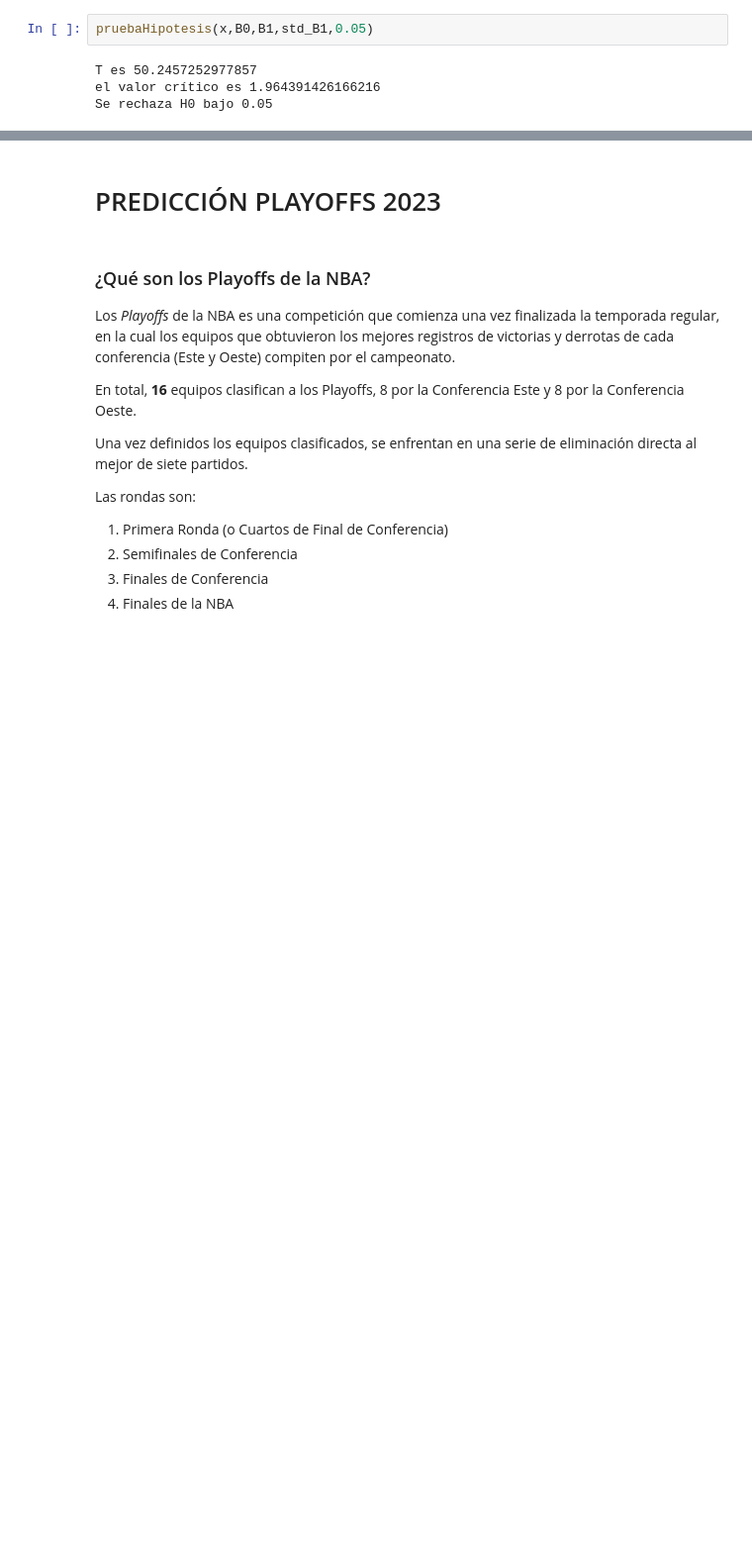
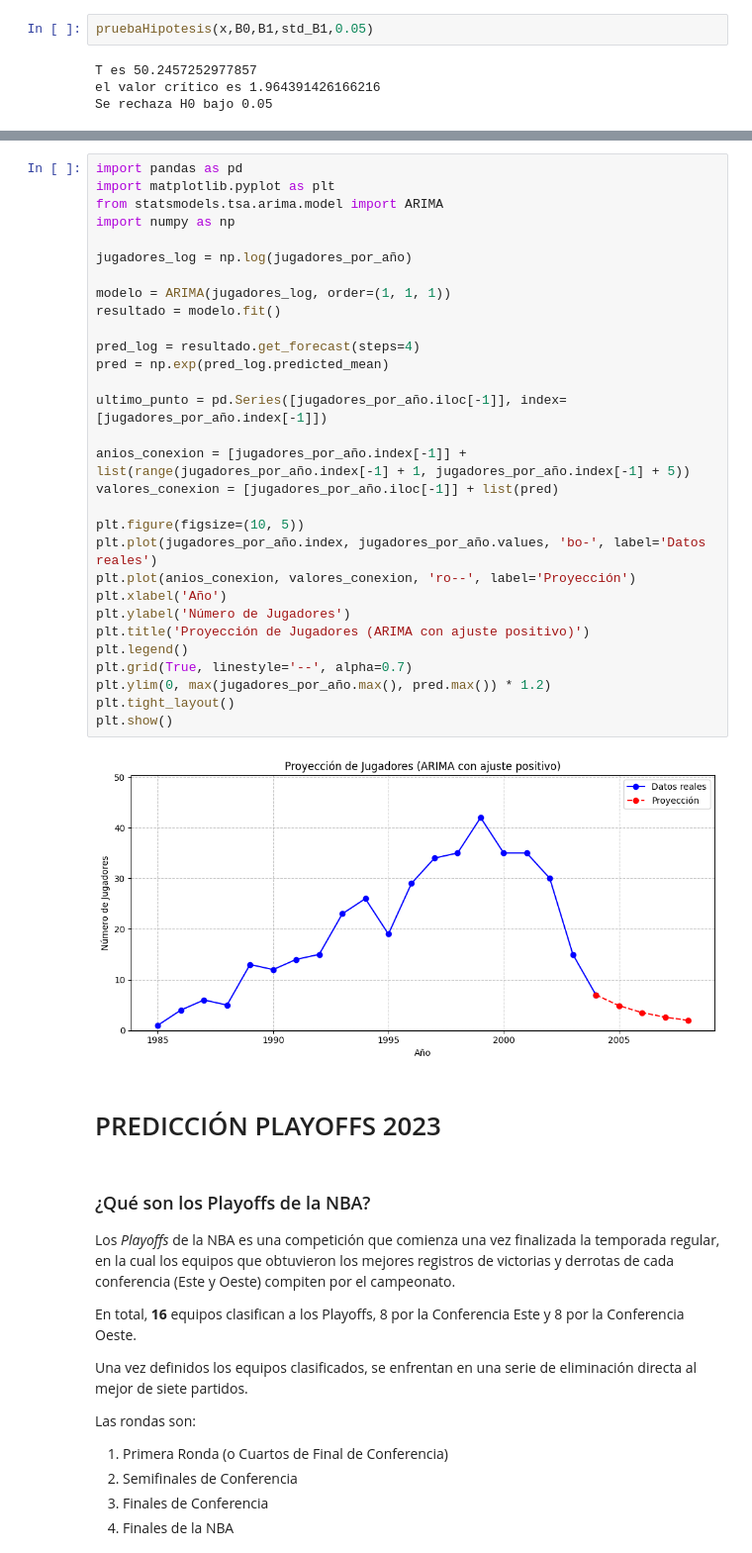
Before and after one commit to LauraCD2/23_nba, a Jupyter notebook: Proyecto.ipynb, the cells around one changed output, grey strips where cells are left out. Shown at 99% size. Drawn from its saved outputs; the diff is of its cells as text; blank space fills up the shorter version.

```diff
--- a/Proyecto.ipynb
+++ b/Proyecto.ipynb
@@ -986,3 +998,35 @@ Se rechaza H0 bajo 0.05
+# %%
+import pandas as pd
+import matplotlib.pyplot as plt
+from statsmodels.tsa.arima.model import ARIMA
+import numpy as np
+
+jugadores_log = np.log(jugadores_por_año)
+
+modelo = ARIMA(jugadores_log, order=(1, 1, 1))
+resultado = modelo.fit()
+
+pred_log = resultado.get_forecast(steps=4)
+pred = np.exp(pred_log.predicted_mean)
+
+ultimo_punto = pd.Series([jugadores_por_año.iloc[-1]], index=[jugadores_por_año.index[-1]])
+
+anios_conexion = [jugadores_por_año.index[-1]] + list(range(jugadores_por_año.index[-1] + 1, jugadores_por_año.index[-1] + 5))
+valores_conexion = [jugadores_por_año.iloc[-1]] + list(pred)
+
+plt.figure(figsize=(10, 5))
+plt.plot(jugadores_por_año.index, jugadores_por_año.values, 'bo-', label='Datos reales')
+plt.plot(anios_conexion, valores_conexion, 'ro--', label='Proyección')
+plt.xlabel('Año')
+plt.ylabel('Número de Jugadores')
+plt.title('Proyección de Jugadores (ARIMA con ajuste positivo)')
+plt.legend()
+plt.grid(True, linestyle='--', alpha=0.7)
+plt.ylim(0, max(jugadores_por_año.max(), pred.max()) * 1.2)
+plt.tight_layout()
+plt.show()
+# %% [output]
+[figure, added]
 # %% [markdown]
 # PREDICCIÓN PLAYOFFS 2023
 # %% [markdown]
```
Also changed, not shown: parts of 4 cells of this notebook.
